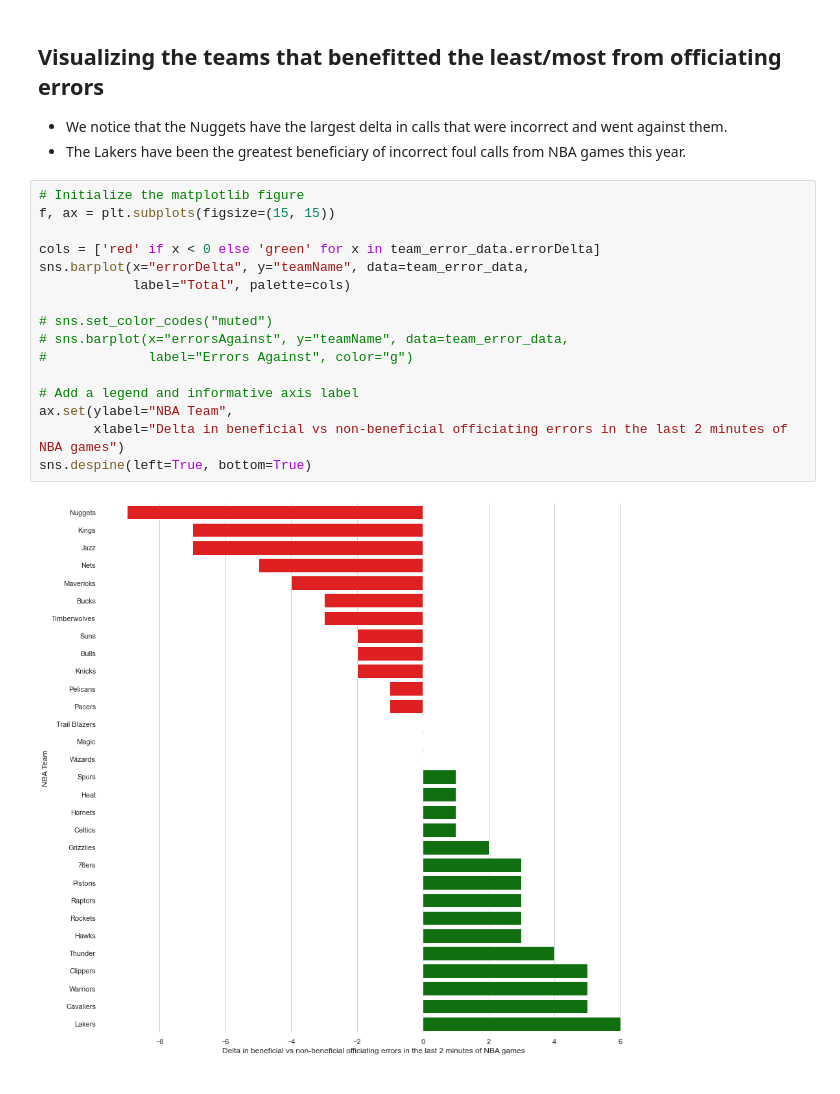
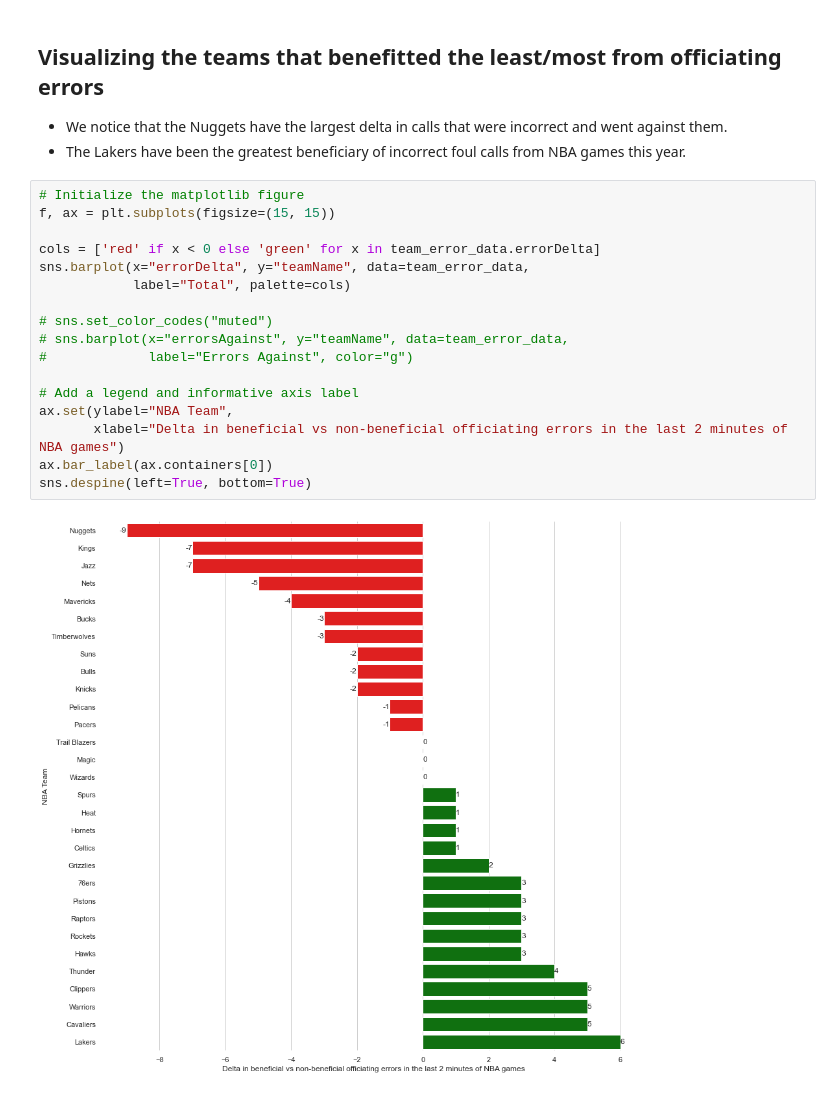
Before and after one commit to adithram/l2m, a Jupyter notebook: notebooks/l2m-visualization.ipynb, the cells around one changed output. Saved outputs shown, nothing was run; the diff lists cells and outputs as text.

```diff
--- a/notebooks/l2m-visualization.ipynb
+++ b/notebooks/l2m-visualization.ipynb
@@ -22,18 +23,19 @@ player_bad_foul_data = pd.read_csv("../data/insights/player_incorrect_fouls.csv"
 # %%
 # Initialize the matplotlib figure
 f, ax = plt.subplots(figsize=(15, 15))
 
 cols = ['red' if x < 0 else 'green' for x in team_error_data.errorDelta]
 sns.barplot(x="errorDelta", y="teamName", data=team_error_data,
             label="Total", palette=cols)
 
 # sns.set_color_codes("muted")
 # sns.barplot(x="errorsAgainst", y="teamName", data=team_error_data,
 #             label="Errors Against", color="g")
 
 # Add a legend and informative axis label
 ax.set(ylabel="NBA Team",
        xlabel="Delta in beneficial vs non-beneficial officiating errors in the last 2 minutes of NBA games")
+ax.bar_label(ax.containers[0])
 sns.despine(left=True, bottom=True)
 # %% [output]
-[figure, old version]
+[figure, new version]
```
Also changed, not shown: parts of 2 cells of this notebook, 6 other files.
